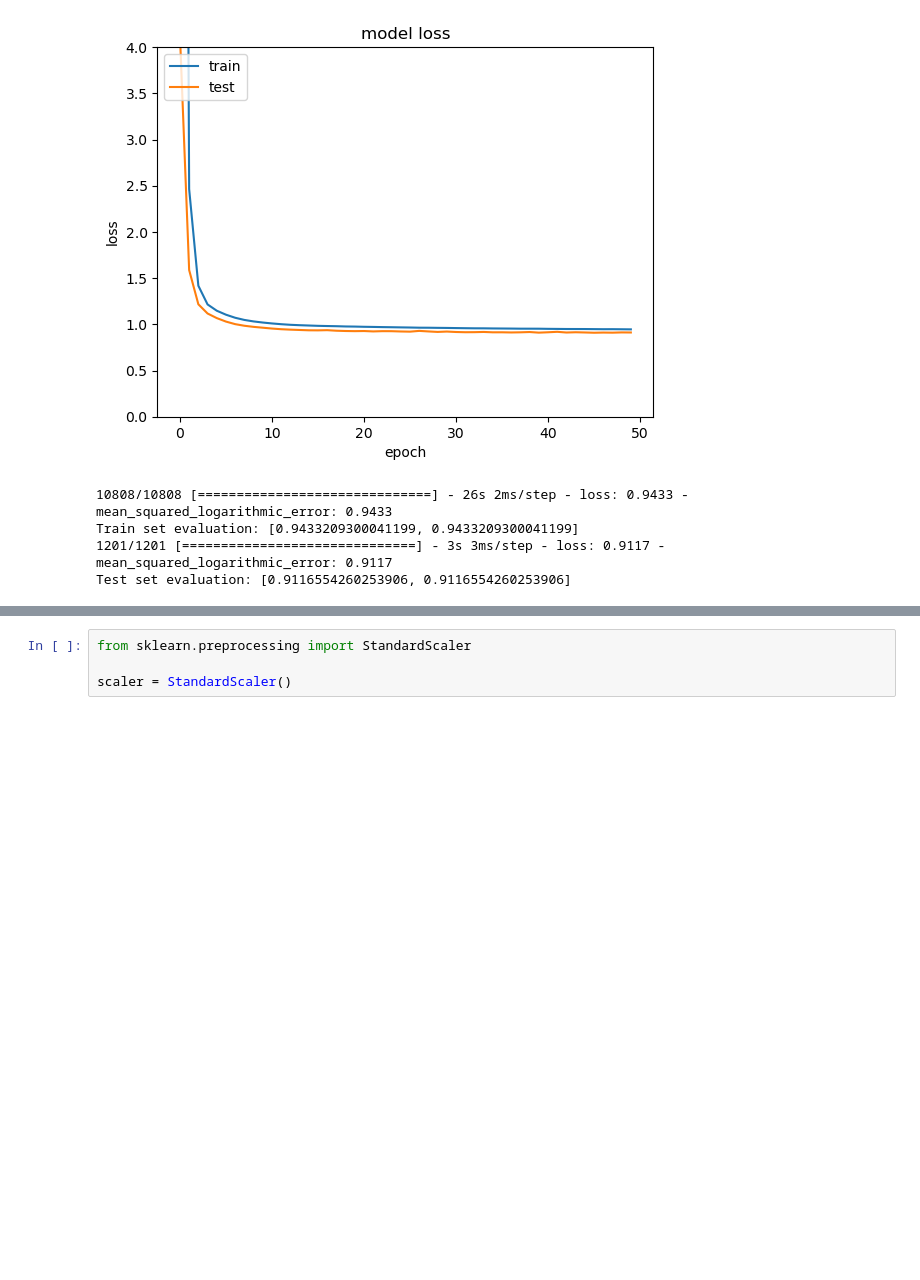
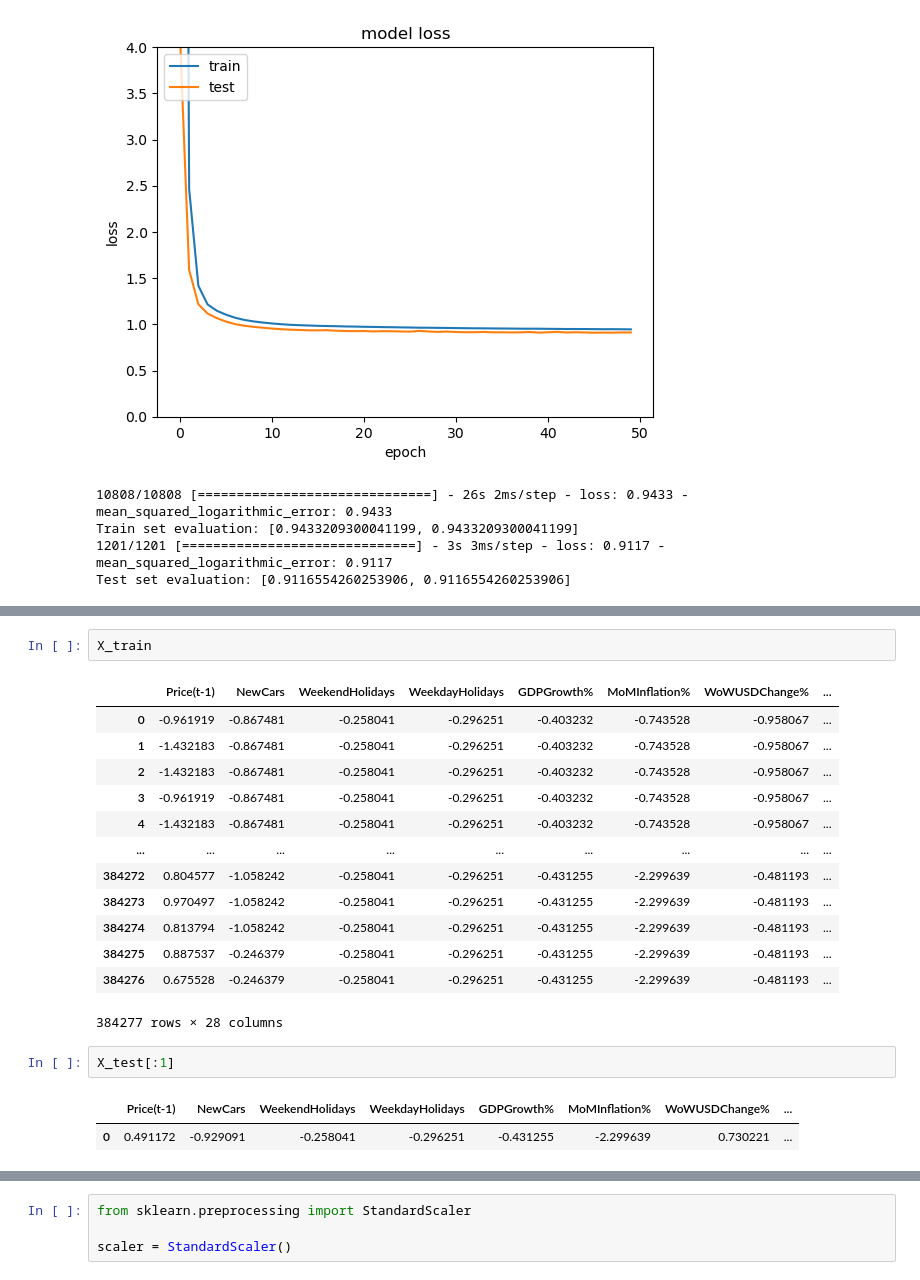
Before and after one commit to feyzijan/ShellDatathon, a Jupyter notebook: NeuralNet.ipynb, the cells around one changed output, grey strips where cells are left out. Drawn from its saved outputs; the diff is of its cells as text; blank space fills up the shorter version.

```diff
--- a/NeuralNet.ipynb
+++ b/NeuralNet.ipynb
@@ -134,0 +115,21 @@ TypeError: Cannot convert the argument `type_value`: PandasDtype('float64') to a
+# %%
+X_train
+# %% [output]
+|  | Price(t-1) | NewCars | WeekendHolidays | WeekdayHolidays | GDPGrowth% | MoMInflation% | WoWUSDChange% | ... |
+| 0 | -0.961919 | -0.867481 | -0.258041 | -0.296251 | -0.403232 | -0.743528 | -0.958067 | ... |
+| 1 | -1.432183 | -0.867481 | -0.258041 | -0.296251 | -0.403232 | -0.743528 | -0.958067 | ... |
+| 2 | -1.432183 | -0.867481 | -0.258041 | -0.296251 | -0.403232 | -0.743528 | -0.958067 | ... |
+| 3 | -0.961919 | -0.867481 | -0.258041 | -0.296251 | -0.403232 | -0.743528 | -0.958067 | ... |
+| 4 | -1.432183 | -0.867481 | -0.258041 | -0.296251 | -0.403232 | -0.743528 | -0.958067 | ... |
+| ... | ... | ... | ... | ... | ... | ... | ... | ... |
+| 384272 | 0.804577 | -1.058242 | -0.258041 | -0.296251 | -0.431255 | -2.299639 | -0.481193 | ... |
+| 384273 | 0.970497 | -1.058242 | -0.258041 | -0.296251 | -0.431255 | -2.299639 | -0.481193 | ... |
+| 384274 | 0.813794 | -1.058242 | -0.258041 | -0.296251 | -0.431255 | -2.299639 | -0.481193 | ... |
+| 384275 | 0.887537 | -0.246379 | -0.258041 | -0.296251 | -0.431255 | -2.299639 | -0.481193 | ... |
+| 384276 | 0.675528 | -0.246379 | -0.258041 | -0.296251 | -0.431255 | -2.299639 | -0.481193 | ... |
+384277 rows × 28 columns
+# %%
+X_test[:1]
+# %% [output]
+|  | Price(t-1) | NewCars | WeekendHolidays | WeekdayHolidays | GDPGrowth% | MoMInflation% | WoWUSDChange% | ... |
+| 0 | 0.491172 | -0.929091 | -0.258041 | -0.296251 | -0.431255 | -2.299639 | 0.730221 | ... |
```
Also changed, not shown: parts of 5 cells of this notebook.
